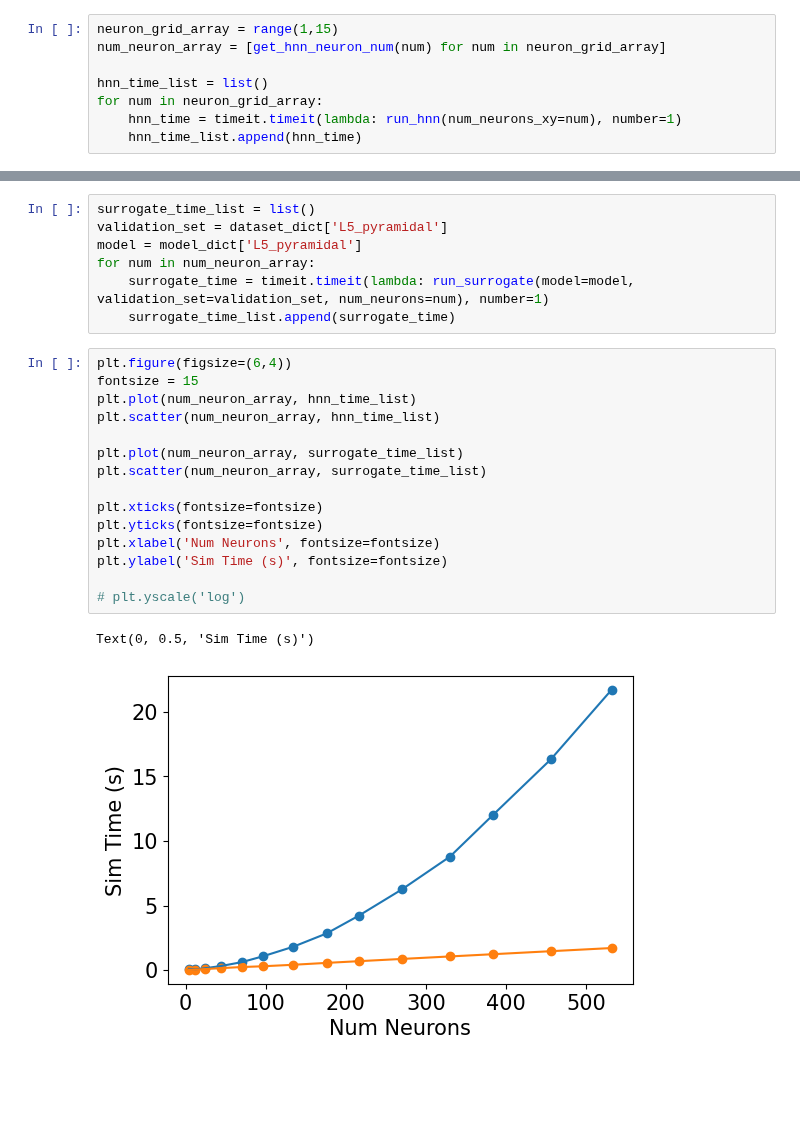
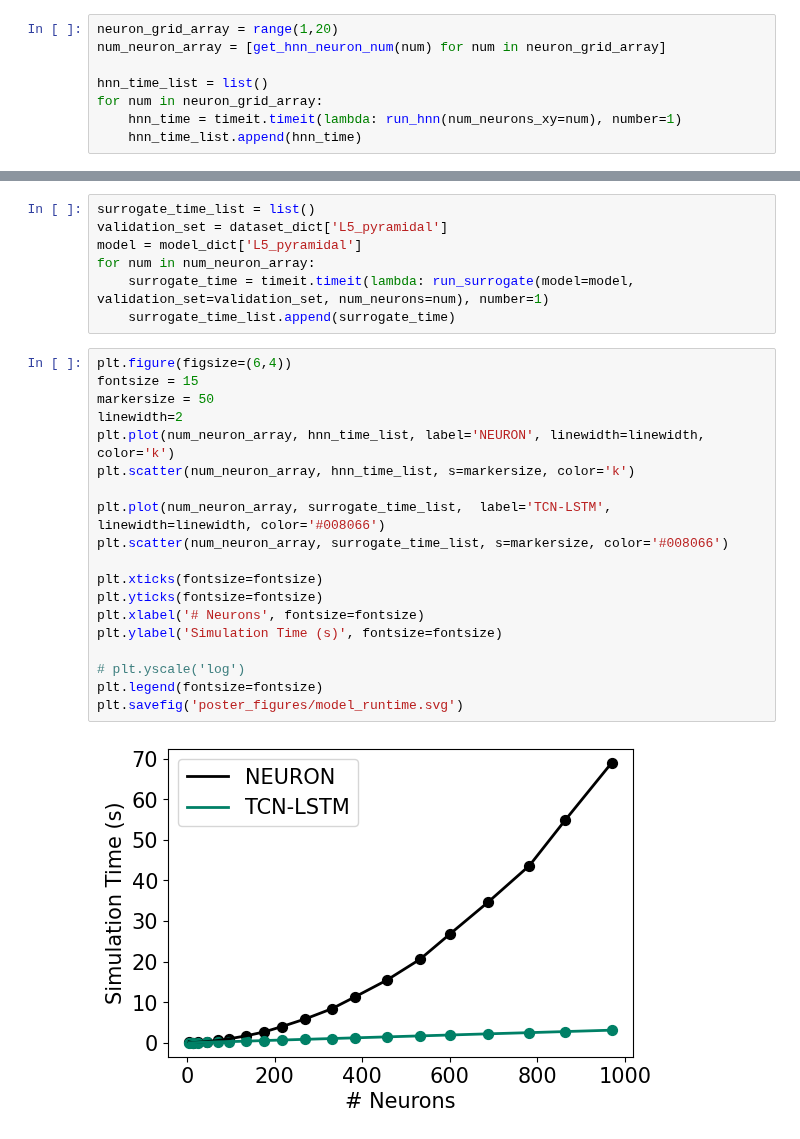
Before and after one commit to ntolley/bayesian_surrogates, a Jupyter notebook: surrogate_timing.ipynb, the cells around one changed output, grey strips where cells are left out. Drawn from its saved outputs; the diff is of its cells as text; blank space fills up the shorter version.

```diff
--- a/surrogate_timing.ipynb
+++ b/surrogate_timing.ipynb
@@ -80,7 +80,7 @@ def get_hnn_neuron_num(num_neurons_xy):
     total_neurons = net.gid_ranges['L5_pyramidal'][-1] + 1
     return total_neurons
 # %%
-neuron_grid_array = range(1,15)
+neuron_grid_array = range(1,20)
 num_neuron_array = [get_hnn_neuron_num(num) for num in neuron_grid_array]
 
 hnn_time_list = list()
@@ -115,18 +115,21 @@ for num in num_neuron_array:
 # %%
 plt.figure(figsize=(6,4))
 fontsize = 15
-plt.plot(num_neuron_array, hnn_time_list)
-plt.scatter(num_neuron_array, hnn_time_list)
+markersize = 50
+linewidth=2
+plt.plot(num_neuron_array, hnn_time_list, label='NEURON', linewidth=linewidth, color='k')
+plt.scatter(num_neuron_array, hnn_time_list, s=markersize, color='k')
 
-plt.plot(num_neuron_array, surrogate_time_list)
-plt.scatter(num_neuron_array, surrogate_time_list)
+plt.plot(num_neuron_array, surrogate_time_list,  label='TCN-LSTM', linewidth=linewidth, color='#008066')
+plt.scatter(num_neuron_array, surrogate_time_list, s=markersize, color='#008066')
 
 plt.xticks(fontsize=fontsize)
 plt.yticks(fontsize=fontsize)
-plt.xlabel('Num Neurons', fontsize=fontsize)
-plt.ylabel('Sim Time (s)', fontsize=fontsize)
+plt.xlabel('# Neurons', fontsize=fontsize)
+plt.ylabel('Simulation Time (s)', fontsize=fontsize)
 
 # plt.yscale('log')
+plt.legend(fontsize=fontsize)
+plt.savefig('poster_figures/model_runtime.svg')
 # %% [output]
-Text(0, 0.5, 'Sim Time (s)')
-[figure, old version]
+[figure, new version]
```
Also changed, not shown: parts of 1 cell of this notebook, 7 other files.
